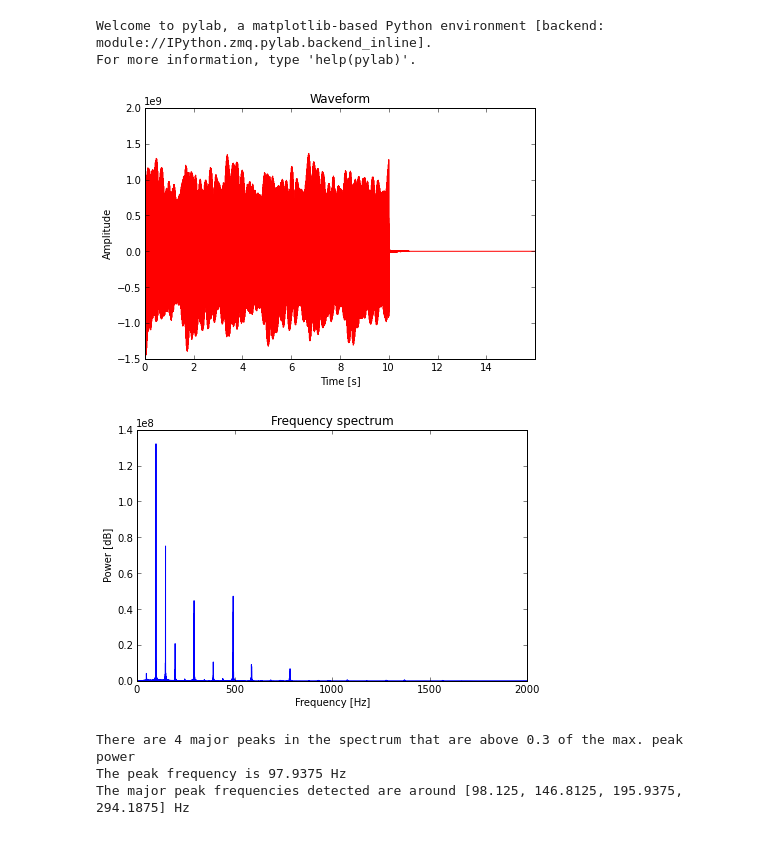
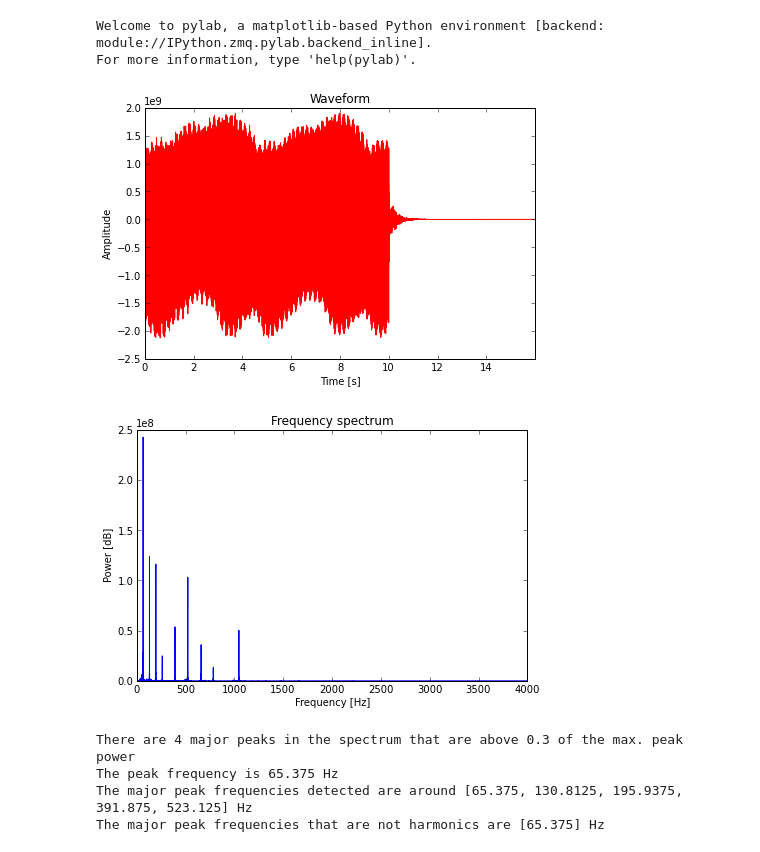
Before and after one commit to autumnshores/AY250_PythonClass, a Jupyter notebook: homework5/Musical Notes.ipynb, the cells around one changed output. Cells and saved outputs as stored; diff of their text form; code cells hidden in the pictures.

```diff
--- a/homework5/Musical Notes.ipynb
+++ b/homework5/Musical Notes.ipynb
@@ -43,7 +43,7 @@ def FindNotes(filename):
     ax2.plot(freq, abs(spectrum), color="blue", linestyle="-")
     ax2.set_xlabel("Frequency [Hz]")
     ax2.set_ylabel("Power [dB]")
-    ax2.set_xlim(0, 2000)
+    ax2.set_xlim(0, 4000)
     ax2.set_title(plot2_title)
     show()
 
@@ -84,16 +84,25 @@ def FindNotes(filename):
 
 
     print "The major peak frequencies detected are around", majfreq, "Hz"
-    return majfreq
+
+    thefreqs = []
+    thefreqs.append(majfreq[0])
+    for p in range(1,len(majfreq)-1):
+        if (abs((majfreq[p]/majfreq[0]) - round(majfreq[p]/majfreq[0]))) > 0.1:
+             thefreqs.append(majfreq[p])
+
+    print "The major peak frequencies that are not harmonics are", thefreqs, "Hz"
+    return thefreqs
 # %% [output]
 Welcome to pylab, a matplotlib-based Python environment [backend: module://IPython.zmq.pylab.backend_inline].
 For more information, type 'help(pylab)'.
 # %%
-filename = "sound_files/5.aif"
+filename = "sound_files/12.aif"
 test = FindNotes(filename)
 # %% [output]
-[figure, old version]
+[figure, new version]
-[figure, old version]
+[figure, new version]
 There are 4 major peaks in the spectrum that are above 0.3 of the max. peak power
-The peak frequency is 97.9375 Hz
-The major peak frequencies detected are around [98.125, 146.8125, 195.9375, 294.1875] Hz
+The peak frequency is 65.375 Hz
+The major peak frequencies detected are around [65.375, 130.8125, 195.9375, 391.875, 523.125] Hz
+The major peak frequencies that are not harmonics are [65.375] Hz
```
Also changed, not shown: 2 other files.
